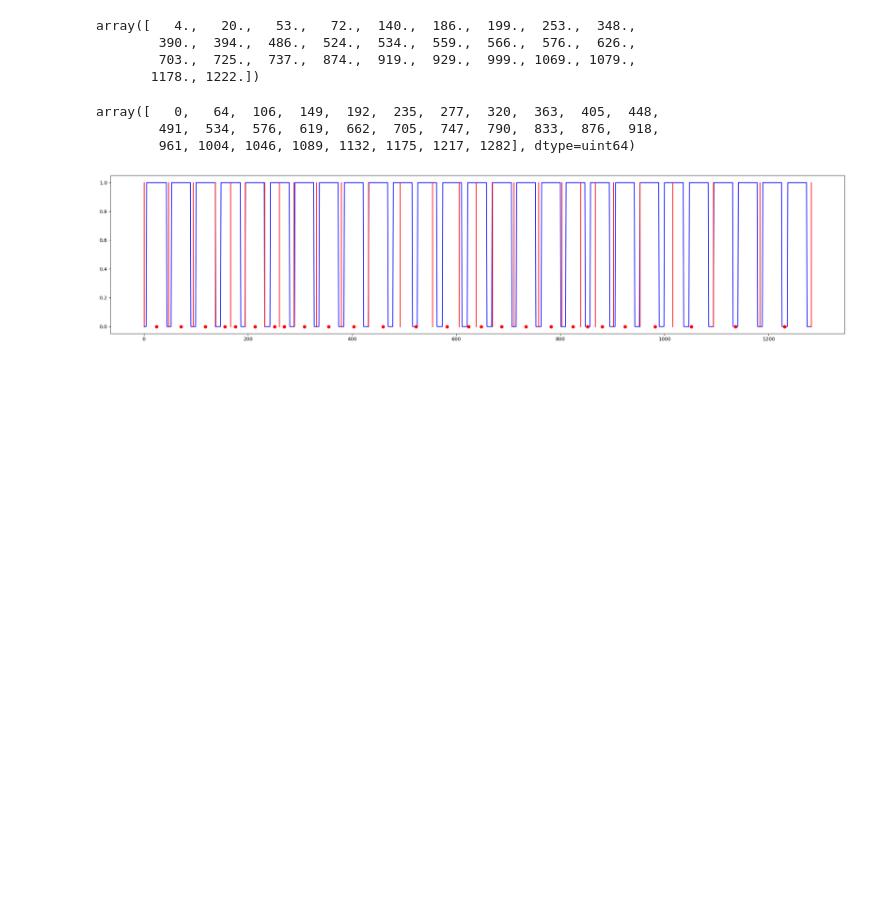
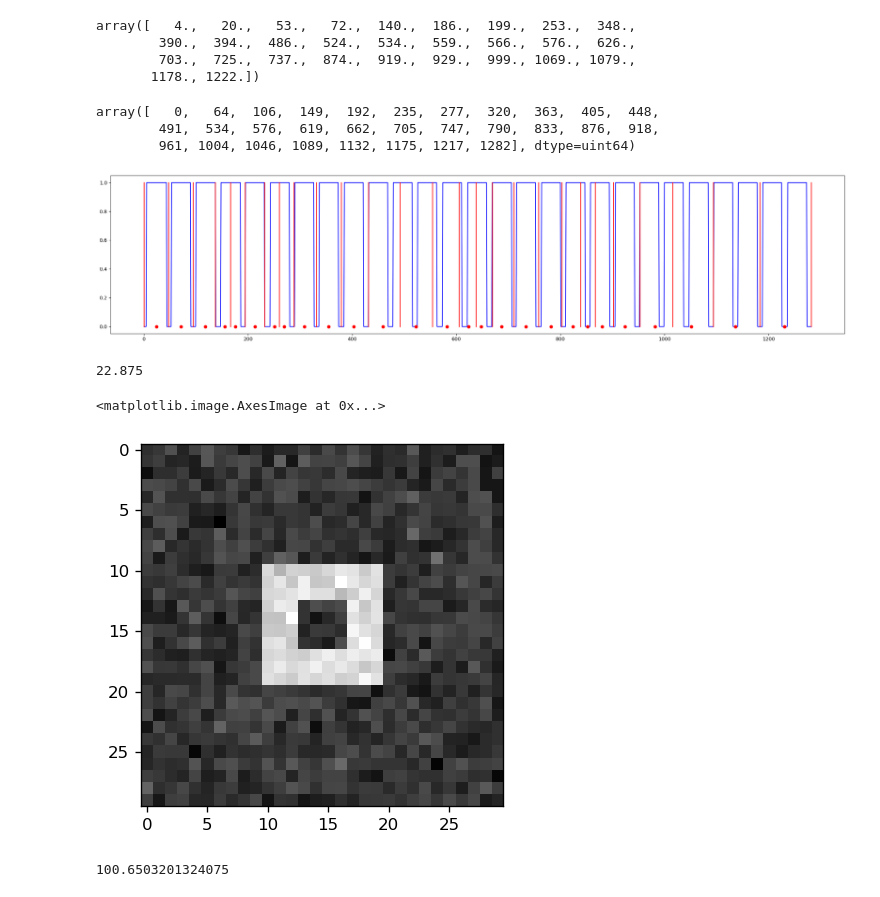
Before and after one commit to Bryantcornwell/CV-auto-grader, a Jupyter notebook: deepak/k-means.ipynb, the cells around one changed output. Saved outputs shown, nothing was run; the diff lists cells and outputs as text; code cells hidden in the pictures; blank space fills up the shorter version.

```diff
--- a/deepak/k-means.ipynb
+++ b/deepak/k-means.ipynb
@@ -172,3 +172,24 @@ def plot_clusters(data, boundaries, centers):
 # %%
 i = 0
 max_iter=5
+# %%
+183/8
+# %% [output]
+22.875
+# %%
+x = np.zeros((30,30), dtype=np.uint8)
+# x[0:20, 0:5] = 200
+x[10:20, 10:20]= 100
+x[13:17, 13:17]=0
+kernel1 = x[10:20, 10:20]
+
+x = x + 10*np.random.randn(30,30)
+
+plt.imshow(x, cmap='gray')
+# %% [output]
+<matplotlib.image.AxesImage at 0x...>
+[figure, added]
+# %%
+np.mean(x[5:7, 5:7])
+# %% [output]
+100.6503201324075
```
Also changed, not shown: parts of 2 cells of this notebook, 17 other files.
